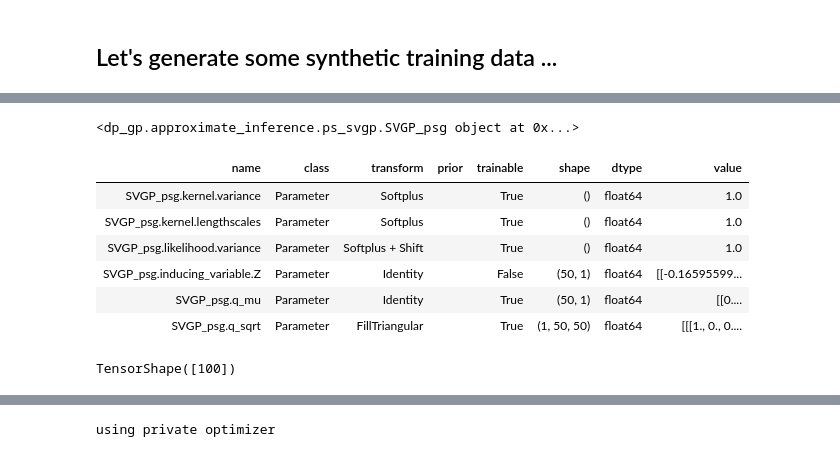
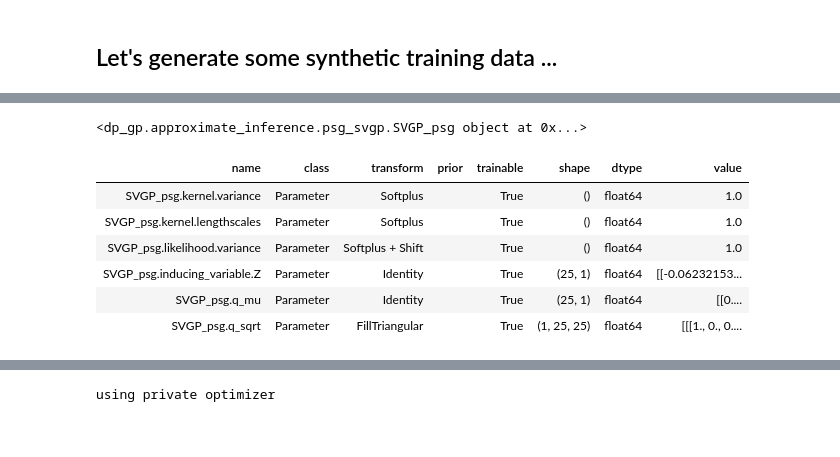
Before and after one commit to moritzknolle/learning_private_functions, a Jupyter notebook: dp_svfe.ipynb, the cells around one changed output, grey strips where cells are left out. Cells and saved outputs as stored; diff of their text form; code cells hidden in the pictures.

```diff
--- a/dp_svfe.ipynb
+++ b/dp_svfe.ipynb
@@ -40,15 +30,23 @@ Skipping registering GPU devices...
 # %% [markdown]
 ## Let's generate some synthetic training data ...
 # %%
-save_figs=True
+save_figs=False
 N = 5_000  # Number of training observations
 def func(x):
-    return np.sin(x * 6) + 0.3 * np.cos(x * 3) + 0.5 * np.sin(x * 15)
+    return np.sin(x * 6) + 0.3 * np.cos(x * 2) + 0.5 * np.sin(15*x)
 
-X = rng.rand(N, 1) * 2 - 1  # X values
-Y = func(X) + 0.2 * rng.randn(N, 1)  # Noisy Y values
+X = np.random.rand(N, 1) * 2 - 1  # X values
+Y = func(X) + 0.2 * np.random.randn(N, 1)  # Noisy Y values
 X = X.astype(dtype)
 Y = Y.astype(dtype)
-data = (X, Y)
-X.dtype, Y.dtype
+
+n_test = 750
+idx=1_900
+sorted_ids = np.argsort(X, axis=0).flatten()
+test_idx = sorted_ids[idx-(n_test//2): idx+(n_test//2)]
+train_idx = main_list = list(set(sorted_ids) - set(test_idx))
+
+X_train, y_train = X[train_idx], Y[train_idx]
+X_test, y_test = X[test_idx], Y[test_idx]
+print(len(X_train), len(X_test))
 # %% [output]
@@ -70,6 +72,8 @@ plt.savefig("figures/dp_vfe/underlying_func.pdf") if save_figs else 0
 # %%
 from dp_gp.approximate_inference.common_train_logic import make_SVGP_model, simple_training_loop
-Z = np.random.uniform(-1, 1, size=(50, 1))
-m = make_SVGP_model(num_inducing=50, num_data=len(X), Z_init=Z, num_features=1)
+n_inducing = 25
+Z = np.random.uniform(-1, 1, size=(n_inducing, 1))
+k = gpflow.kernels.SquaredExponential()
+m = make_SVGP_model(num_inducing=n_inducing, num_data=len(X), Z_init=Z, kernel=k, num_features=1, learnable_inducing_variables=True)
 m
 # %% [output]
@@ -78,8 +83,8 @@ Skipping registering GPU devices...
-<dp_gp.approximate_inference.ps_svgp.SVGP_psg object at 0x...>
+<dp_gp.approximate_inference.psg_svgp.SVGP_psg object at 0x...>
 | name | class | transform | prior | trainable | shape | dtype | value |
 | SVGP_psg.kernel.variance | Parameter | Softplus |  | True | () | float64 | 1.0 |
 | SVGP_psg.kernel.lengthscales | Parameter | Softplus |  | True | () | float64 | 1.0 |
 | SVGP_psg.likelihood.variance | Parameter | Softplus + Shift |  | True | () | float64 | 1.0 |
-| SVGP_psg.inducing_variable.Z | Parameter | Identity |  | False | (50, 1) | float64 | [[-0.16595599... |
-| SVGP_psg.q_mu | Parameter | Identity |  | True | (50, 1) | float64 | [[0.... |
-| SVGP_psg.q_sqrt | Parameter | FillTriangular |  | True | (1, 50, 50) | float64 | [[[1., 0., 0.... |
+| SVGP_psg.inducing_variable.Z | Parameter | Identity |  | True | (25, 1) | float64 | [[-0.06232153... |
+| SVGP_psg.q_mu | Parameter | Identity |  | True | (25, 1) | float64 | [[0.... |
+| SVGP_psg.q_sqrt | Parameter | FillTriangular |  | True | (1, 25, 25) | float64 | [[[1., 0., 0.... |
@@ -88,10 +91,3 @@ elbo = tf.function(m.elbo)
-# %%
-# check elbo returns a vector not a scalar
-train_dataset = tf.data.Dataset.from_tensor_slices((X, Y)).repeat().shuffle(N)
-train_iter = iter(train_dataset.batch(100))
-elbo(next(train_iter)).shape
-# %% [output]
-TensorShape([100])
 # %%
 from utils import plot_model
 
```
Also changed, not shown: parts of 14 cells of this notebook, 9 other files.
